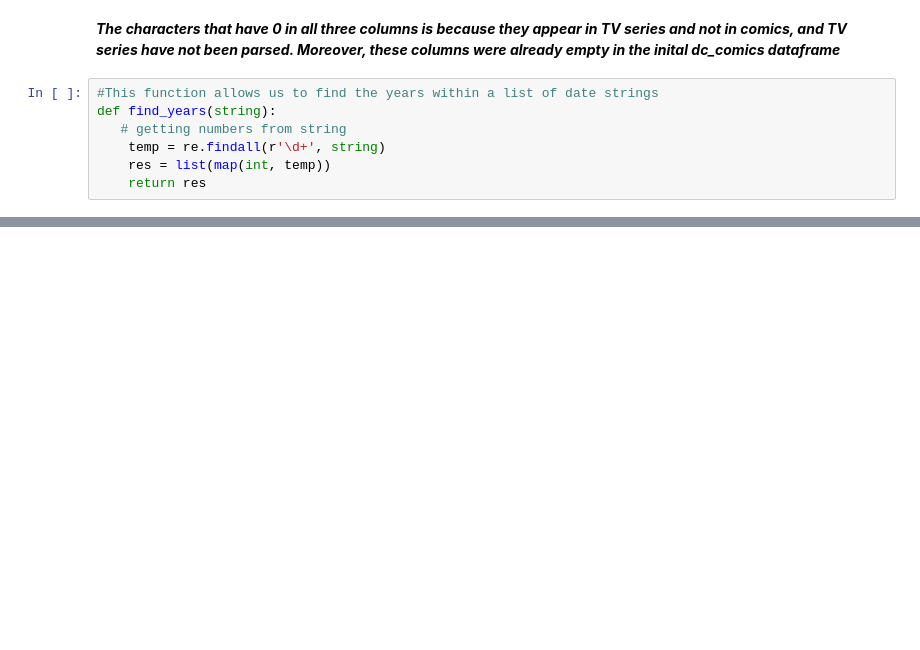
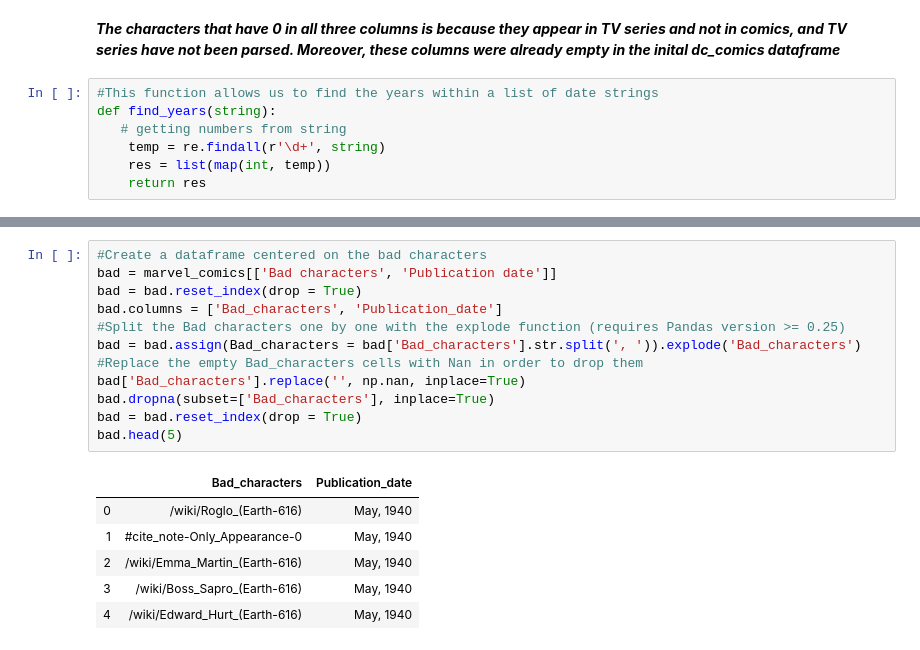
Before and after one commit to marvelous-comics/project_ADAELE, a Jupyter notebook: Marvellous Comics Notebook.ipynb, the cells around one changed output, grey strips where cells are left out. Cells and saved outputs as stored; diff of their text form; blank space fills up the shorter version.

```diff
--- a/Marvellous Comics Notebook.ipynb
+++ b/Marvellous Comics Notebook.ipynb
@@ -348,0 +401,19 @@ dc_pers.head(20)
+# %%
+#Create a dataframe centered on the bad characters
+bad = marvel_comics[['Bad characters', 'Publication date']]
+bad = bad.reset_index(drop = True)
+bad.columns = ['Bad_characters', 'Publication_date']
+#Split the Bad characters one by one with the explode function (requires Pandas version >= 0.25)
+bad = bad.assign(Bad_characters = bad['Bad_characters'].str.split(', ')).explode('Bad_characters')
+#Replace the empty Bad_characters cells with Nan in order to drop them
+bad['Bad_characters'].replace('', np.nan, inplace=True)
+bad.dropna(subset=['Bad_characters'], inplace=True)
+bad = bad.reset_index(drop = True)
+bad.head(5)
+# %% [output]
+|  | Bad_characters | Publication_date |
+| 0 | /wiki/Roglo_(Earth-616) | May, 1940 |
+| 1 | #cite_note-Only_Appearance-0 | May, 1940 |
+| 2 | /wiki/Emma_Martin_(Earth-616) | May, 1940 |
+| 3 | /wiki/Boss_Sapro_(Earth-616) | May, 1940 |
+| 4 | /wiki/Edward_Hurt_(Earth-616) | May, 1940 |
```
Also changed, not shown: parts of 7 cells of this notebook.
